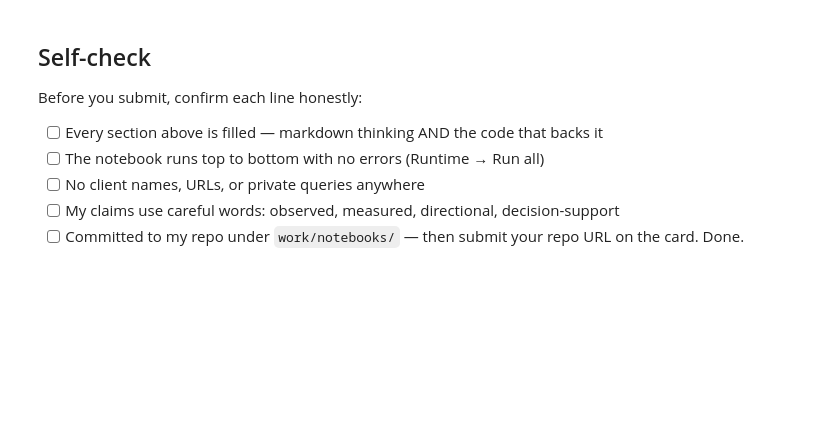
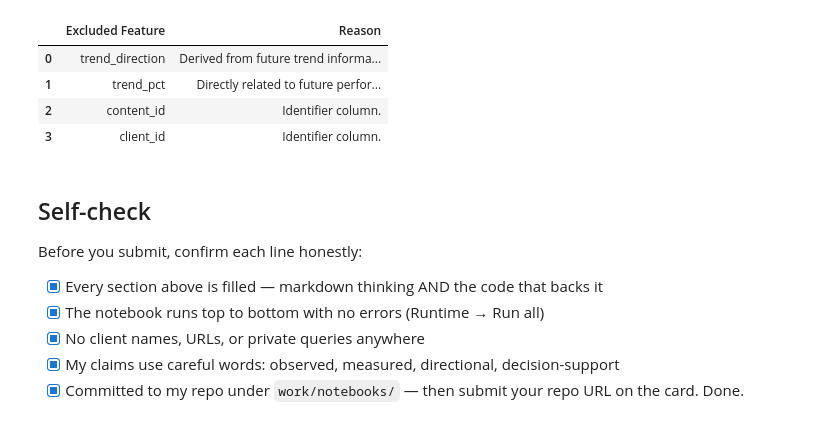
Before and after one commit to venkat-vipul/flyrank_ml, a Jupyter notebook: work/notebooks/w03_feature_leakage_check.ipynb, the cells around one changed output. Cells and saved outputs as stored; diff of their text form; code cells hidden in the pictures; blank space fills up the shorter version.

```diff
--- a/work/notebooks/w03_feature_leakage_check.ipynb
+++ b/work/notebooks/w03_feature_leakage_check.ipynb
@@ -39,10 +103,30 @@ This skeleton is yours to fill. Work the sections **in order** — each one has
+# %%
+excluded_features = {
+    "trend_direction": "Derived from future trend information.",
+    "trend_pct": "Directly related to future performance.",
+    "content_id": "Identifier column.",
+    "client_id": "Identifier column."
+}
+
+exclusion_summary = pd.DataFrame(
+    list(excluded_features.items()),
+    columns=["Excluded Feature", "Reason"]
+)
+
+exclusion_summary
+# %% [output]
+|  | Excluded Feature | Reason |
+| 0 | trend_direction | Derived from future trend informa... |
+| 1 | trend_pct | Directly related to future perfor... |
+| 2 | content_id | Identifier column. |
+| 3 | client_id | Identifier column. |
 # %% [markdown]
 ## Self-check
 
 Before you submit, confirm each line honestly:
 
-- [ ] Every section above is filled — markdown thinking AND the code that backs it
-- [ ] The notebook runs top to bottom with no errors (Runtime → Run all)
-- [ ] No client names, URLs, or private queries anywhere
-- [ ] My claims use careful words: observed, measured, directional, decision-support
-- [ ] Committed to my repo under `work/notebooks/` — then submit your repo URL on the card. Done.
+- [x] Every section above is filled — markdown thinking AND the code that backs it
+- [x] The notebook runs top to bottom with no errors (Runtime → Run all)
+- [x] No client names, URLs, or private queries anywhere
+- [x] My claims use careful words: observed, measured, directional, decision-support
+- [x] Committed to my repo under `work/notebooks/` — then submit your repo URL on the card. Done.
```
Also changed, not shown: parts of 15 cells of this notebook.
